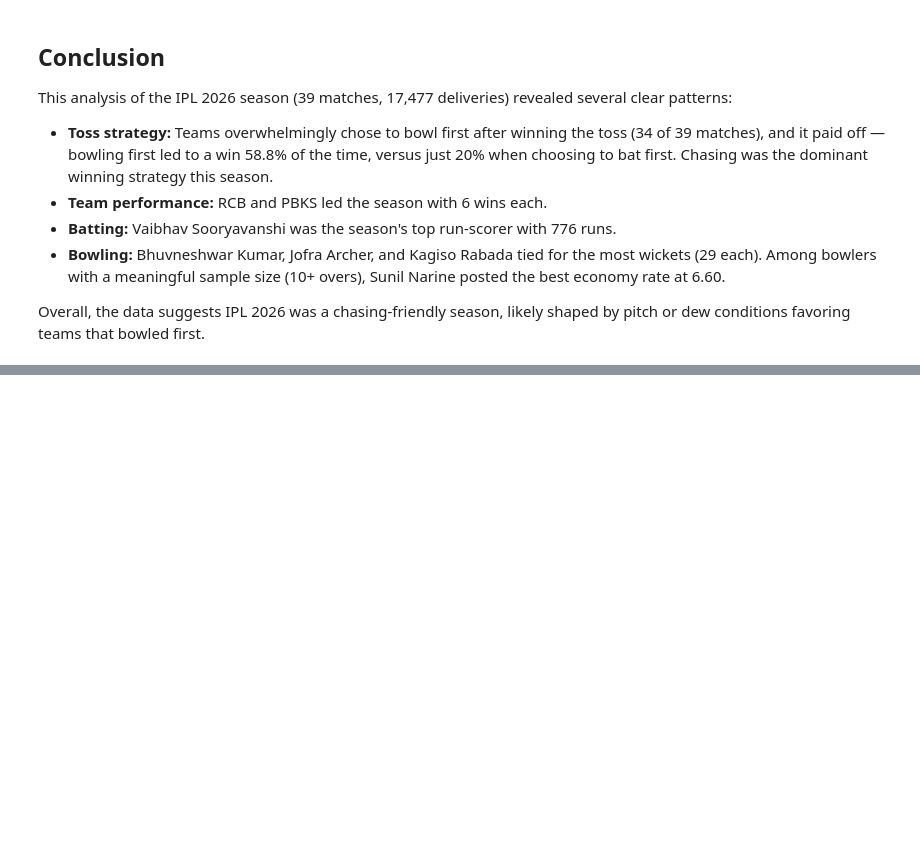
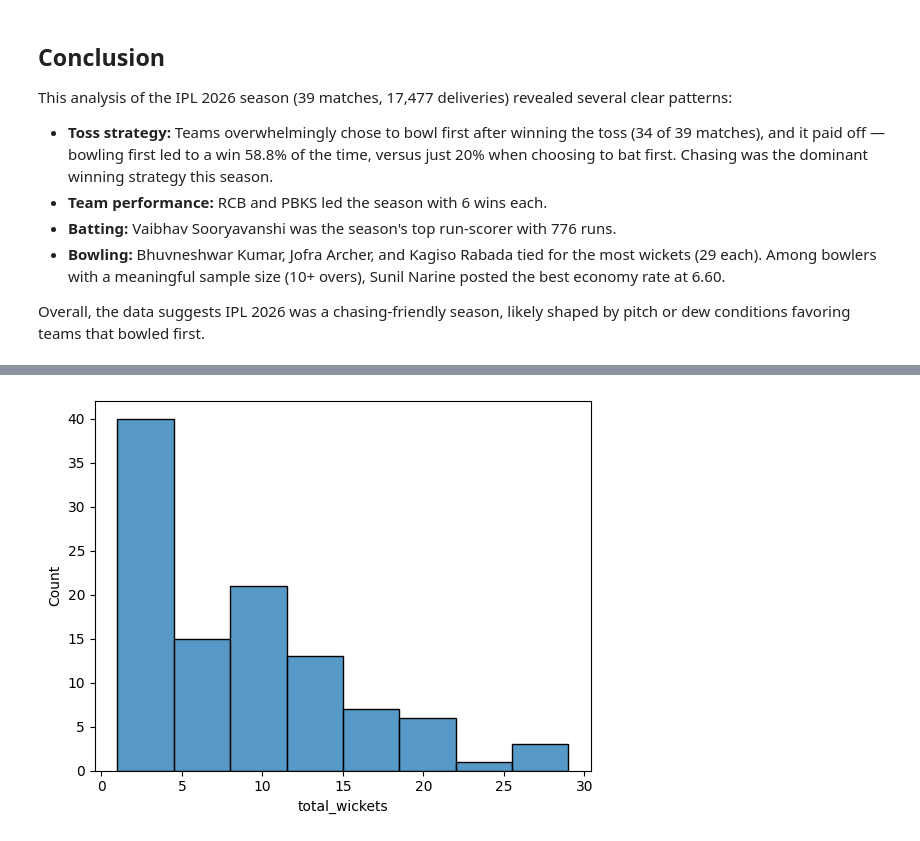
Before and after one commit to andotraabhay/IPL-2026-analysis, a Jupyter notebook: ipl-2026-analysis.ipynb, the cells around one changed output, grey strips where cells are left out. Cells and saved outputs as stored; diff of their text form; code cells hidden in the pictures; blank space fills up the shorter version.

```diff
--- a/ipl-2026-analysis.ipynb
+++ b/ipl-2026-analysis.ipynb
@@ -704,0 +823,4 @@ Overall, the data suggests IPL 2026 was a chasing-friendly season, likely shaped
+# %%
+bowler_wickets=deliveries_df[deliveries_df['wicket_type'].notnull()].groupby('bowler')['wicket_type'].count().reset_index()
+# %%
+bowler_wickets.columns=['bowler','total_wickets']
@@ -704,0 +843,5 @@ Overall, the data suggests IPL 2026 was a chasing-friendly season, likely shaped
+# %%
+sns.histplot(x='total_wickets',data=bowler_wickets)
+plt.show()
+# %% [output]
+[figure, added]
```
Also changed, not shown: parts of 47 cells of this notebook.
